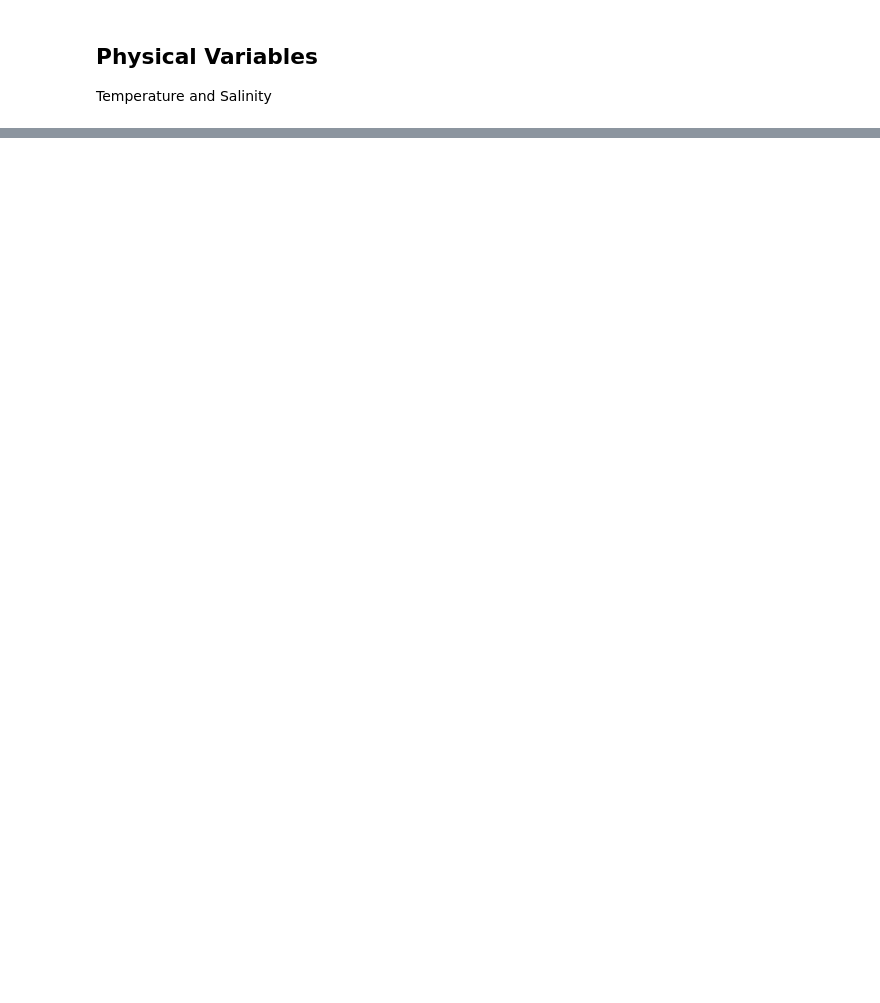
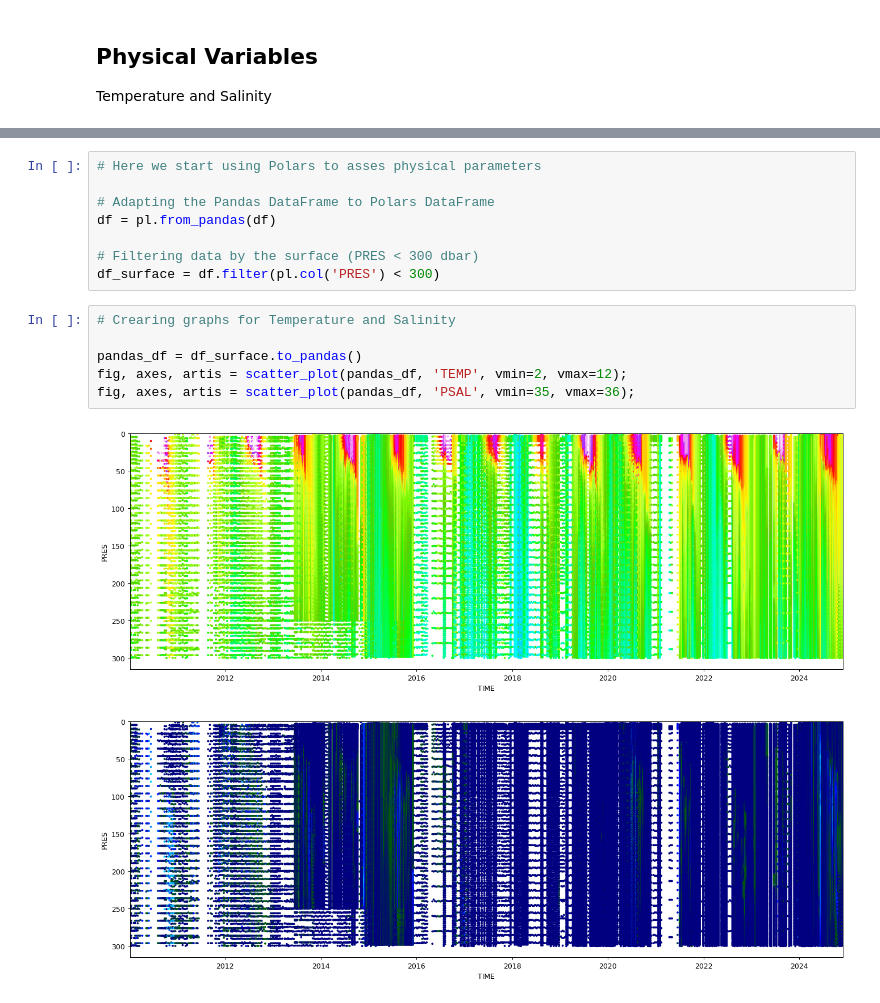
Before and after one commit to ROYVNZ/Mas, a Jupyter notebook: scripts/Argo_Region_Plot.ipynb, the cells around one changed output, grey strips where cells are left out. Cells and saved outputs as stored; diff of their text form; blank space fills up the shorter version.

Commit message:
Adjustments & Polar
Transiition into Polars and adjustment / mooving code across notebook

```diff
--- a/scripts/Argo_Region_Plot.ipynb
+++ b/scripts/Argo_Region_Plot.ipynb
@@ -247,0 +167,17 @@ KeyError: 'TEMP'
+# %%
+# Here we start using Polars to asses physical parameters
+
+# Adapting the Pandas DataFrame to Polars DataFrame
+df = pl.from_pandas(df)
+
+# Filtering data by the surface (PRES < 300 dbar)
+df_surface = df.filter(pl.col('PRES') < 300)
+# %%
+# Crearing graphs for Temperature and Salinity
+
+pandas_df = df_surface.to_pandas()
+fig, axes, artis = scatter_plot(pandas_df, 'TEMP', vmin=2, vmax=12);
+fig, axes, artis = scatter_plot(pandas_df, 'PSAL', vmin=35, vmax=36);
+# %% [output]
+[figure, added]
+[figure, added]
```
Also changed, not shown: parts of 12 cells of this notebook, 4 other files.
